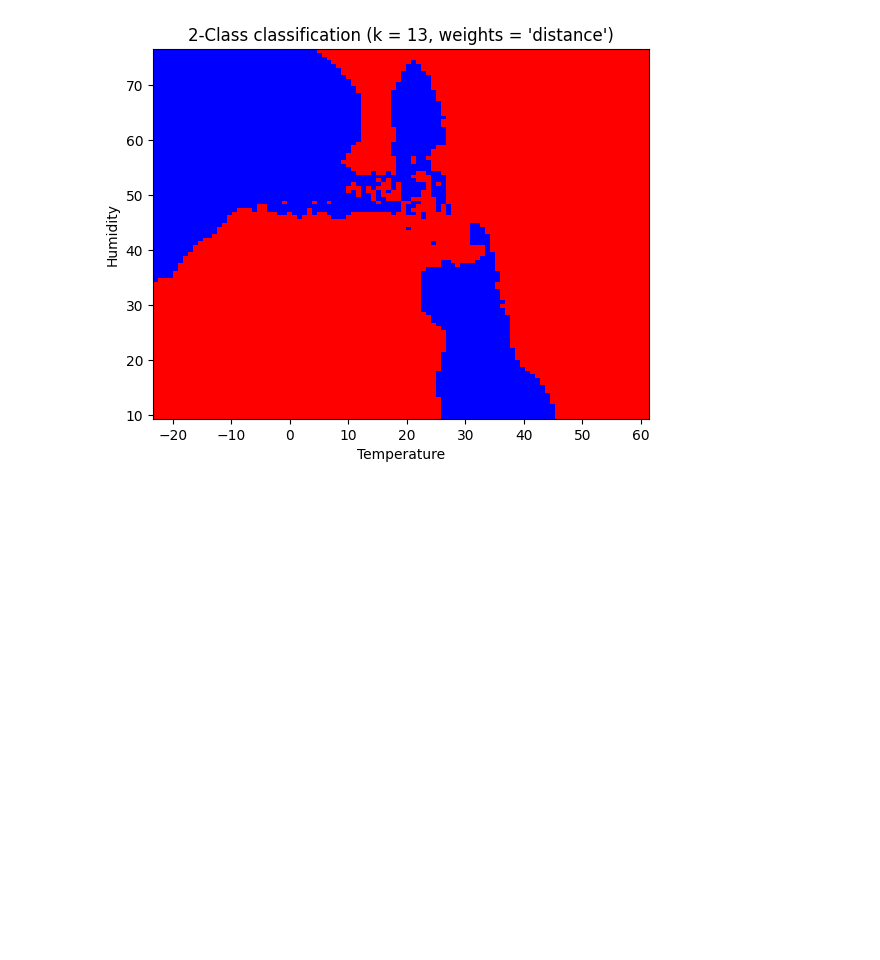
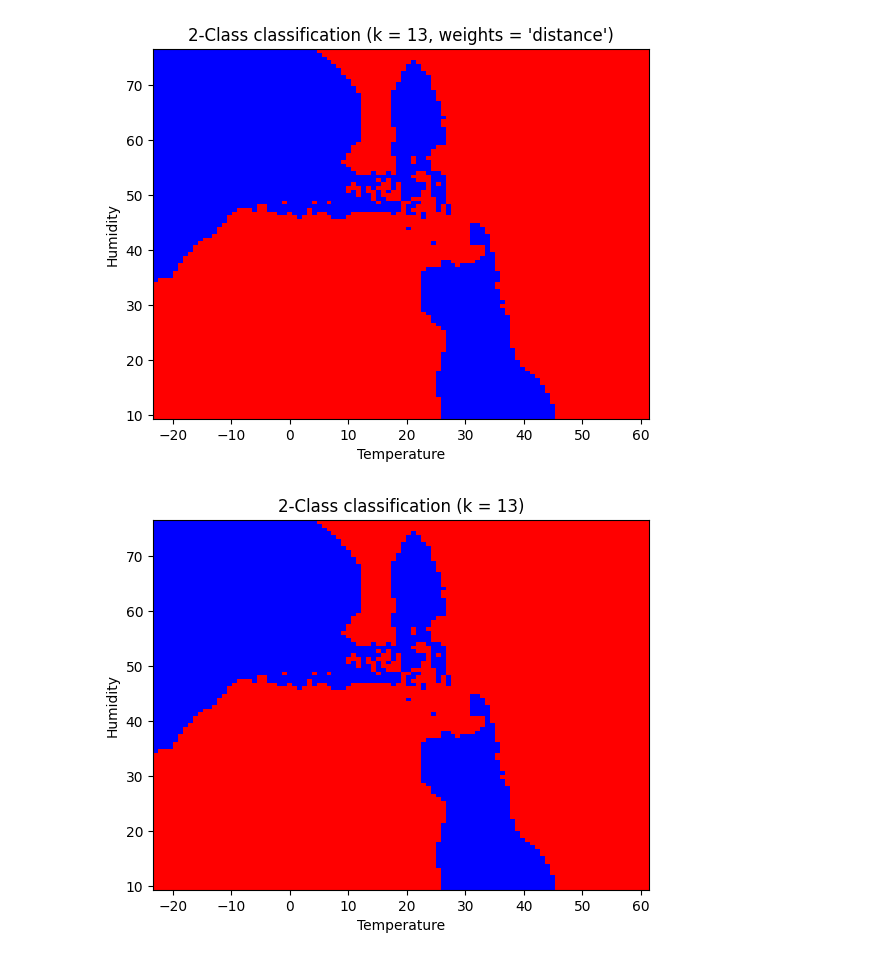
Before and after one commit to Mitchelle-Creado-15-06-1997/Smoke-Detection, a Jupyter notebook: v2/knn_final.ipynb, the cells around one changed output. Drawn from its saved outputs; the diff is of its cells as text; code cells hidden in the pictures; blank space fills up the shorter version.

```diff
--- a/v2/knn_final.ipynb
+++ b/v2/knn_final.ipynb
@@ -419,0 +425,46 @@ plt.show()
+# %%
+col_name = { 0 : 'Temperature',
+1 : 'Humidity',
+3 : 'CO2',
+4 : 'Raw H2',
+5 : 'Raw Ethanol',
+6 : 'Pressure',
+}
+# %%
+def showPlots(indexList):
+    n_neighbors = 13
+
+    smoke_df_2 = smoke_df
+
+    X = smoke_df_2[smoke_df_2.columns[indexList]].values
+    y = smoke_df_2['Fire Alarm'].values
+
+    # Create color maps
+    cmap_light = ListedColormap(["red", "yellow", "blue"])
+    cmap_bold = ["darkorange", "c", "darkblue"]
+    clf = neighbors.KNeighborsClassifier(n_neighbors, weights='distance')
+    clf.fit(X, y)
+
+    _, ax = plt.subplots()
+    DecisionBoundaryDisplay.from_estimator(
+        clf,
+        X,
+        cmap=cmap_light,
+        ax=ax,
+        response_method="predict",
+        plot_method="pcolormesh",
+        xlabel=col_name[indexList[0]],
+        ylabel=col_name[indexList[1]],
+        shading="auto",
+    )
+
+    plt.title(
+        "2-Class classification (k = %i)" % (n_neighbors)
+    )
+
+    plt.show()
+# %%
+#temperature and humidity
+showPlots([0,1])
+# %% [output]
+[figure, added]
```
Also changed, not shown: parts of 16 cells of this notebook.
